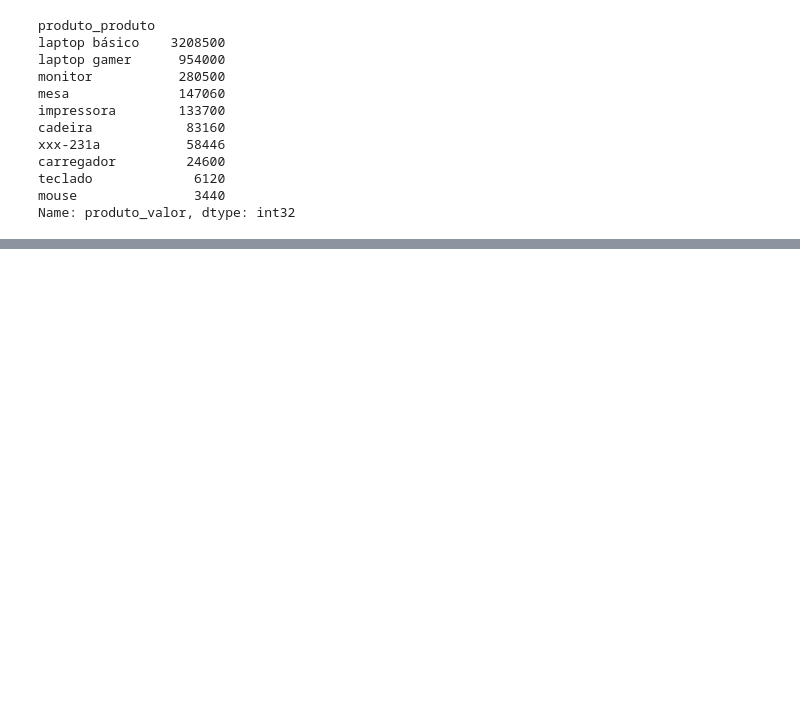
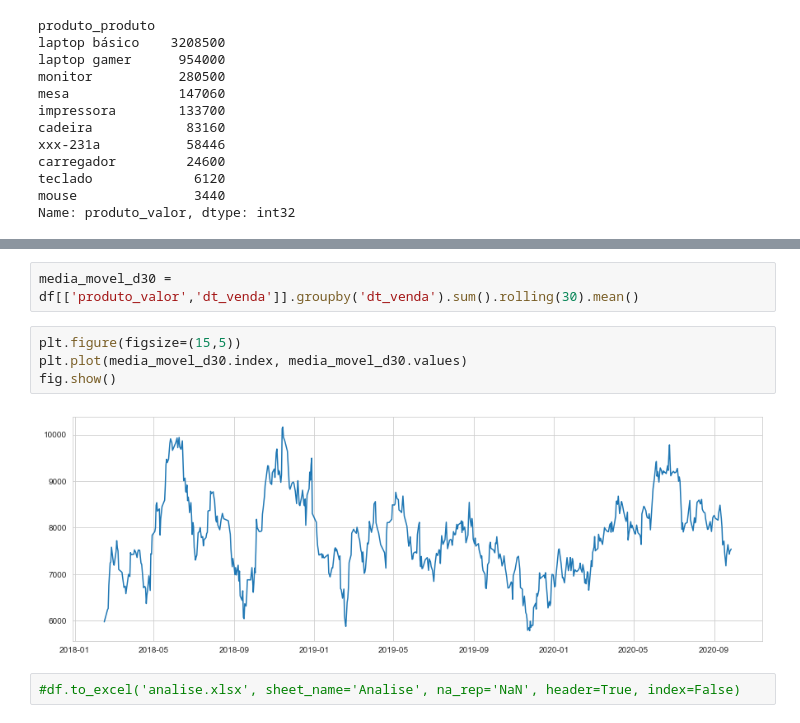
Before and after one commit to italocreator/heros-journey, a Jupyter notebook: Projeto_20211115/202111115_tratamento/5-Analises_Insights/20211115_Analises.ipynb, the cells around one changed output, grey strips where cells are left out. Drawn from its saved outputs; the diff is of its cells as text; blank space fills up the shorter version.

Commit message:
Analises, criado analise.xlsx

```diff
--- a/Projeto_20211115/202111115_tratamento/5-Analises_Insights/20211115_Analises.ipynb
+++ b/Projeto_20211115/202111115_tratamento/5-Analises_Insights/20211115_Analises.ipynb
@@ -433,0 +535,10 @@ Name: produto_valor, dtype: int32
+# %%
+media_movel_d30 = df[['produto_valor','dt_venda']].groupby('dt_venda').sum().rolling(30).mean()
+# %%
+plt.figure(figsize=(15,5))
+plt.plot(media_movel_d30.index, media_movel_d30.values)
+fig.show()
+# %% [output]
+[figure, added]
+# %%
+#df.to_excel('analise.xlsx', sheet_name='Analise', na_rep='NaN', header=True, index=False)
```
Also changed, not shown: parts of 12 cells of this notebook, 1 other file.
